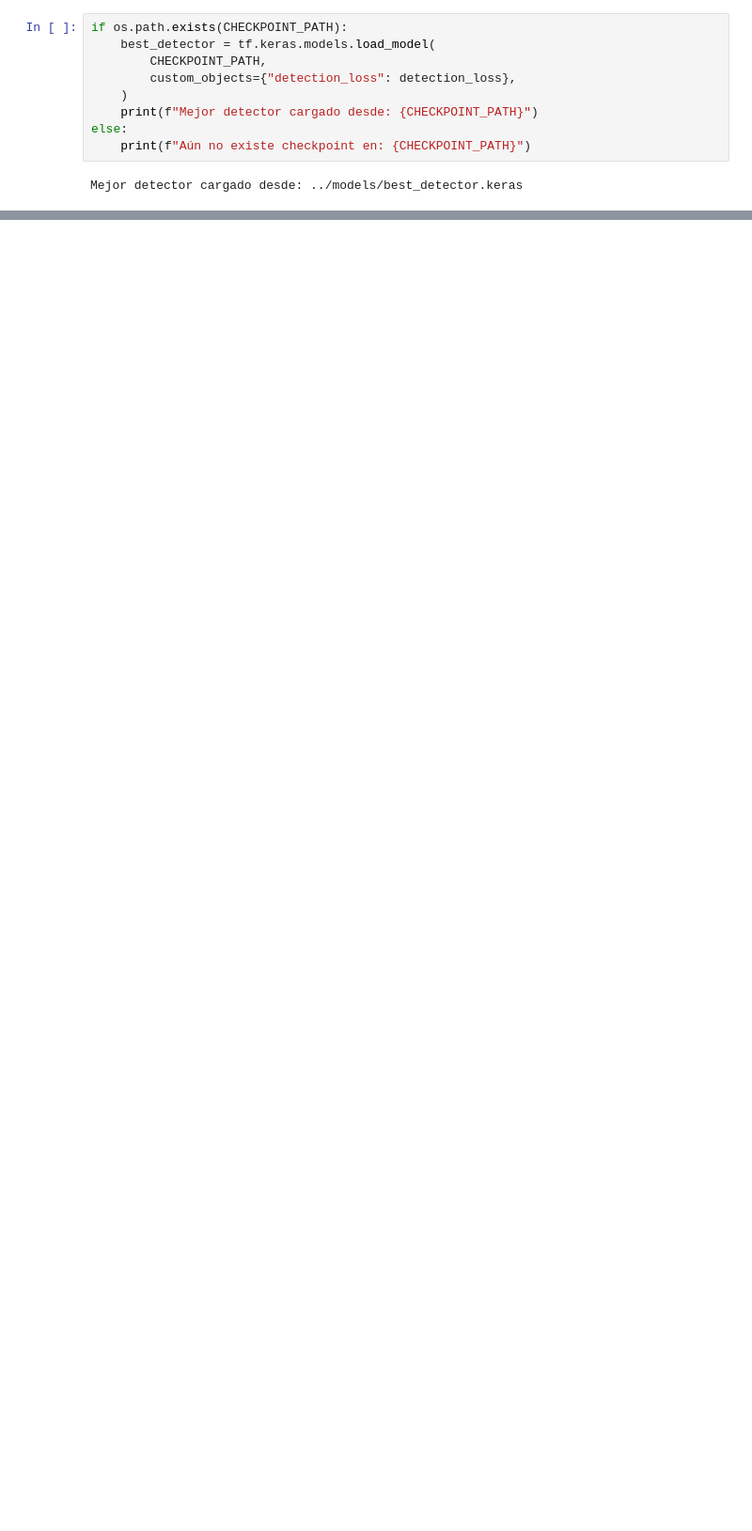
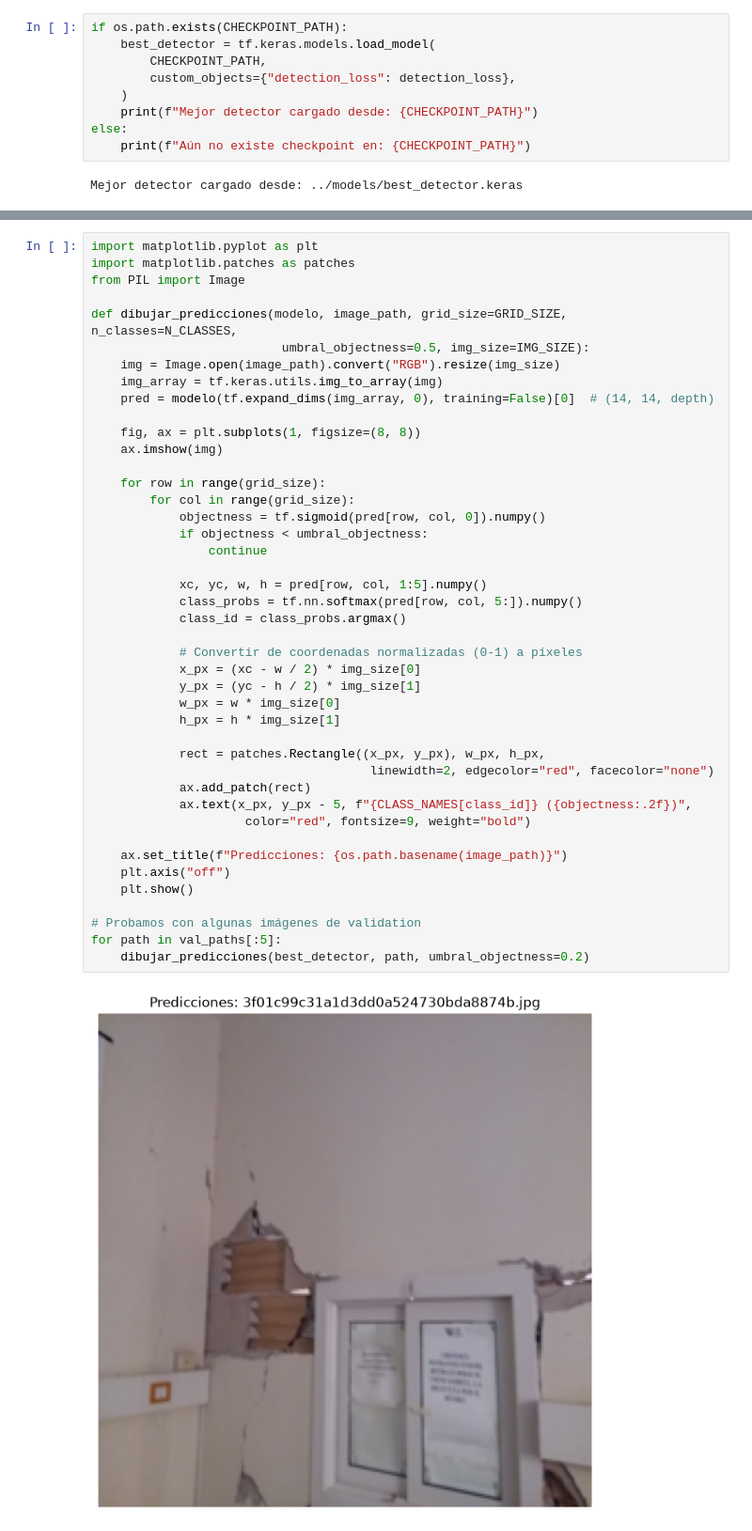
Before and after one commit to pilarty/humanoid-damage-cnn, a Jupyter notebook: notebooks/cnn_damage_classification_training.ipynb, the cells around one changed output, grey strips where cells are left out. Shown at 94% size. Saved outputs shown, nothing was run; the diff lists cells and outputs as text; blank space fills up the shorter version.

```diff
--- a/notebooks/cnn_damage_classification_training.ipynb
+++ b/notebooks/cnn_damage_classification_training.ipynb
@@ -488,0 +548,45 @@ print("Última val_loss:", history.history["val_loss"][-1])
+# %%
+import matplotlib.pyplot as plt
+import matplotlib.patches as patches
+from PIL import Image
+
+def dibujar_predicciones(modelo, image_path, grid_size=GRID_SIZE, n_classes=N_CLASSES,
+                          umbral_objectness=0.5, img_size=IMG_SIZE):
+    img = Image.open(image_path).convert("RGB").resize(img_size)
+    img_array = tf.keras.utils.img_to_array(img)
+    pred = modelo(tf.expand_dims(img_array, 0), training=False)[0]  # (14, 14, depth)
+
+    fig, ax = plt.subplots(1, figsize=(8, 8))
+    ax.imshow(img)
+
+    for row in range(grid_size):
+        for col in range(grid_size):
+            objectness = tf.sigmoid(pred[row, col, 0]).numpy()
+            if objectness < umbral_objectness:
+                continue
+
+            xc, yc, w, h = pred[row, col, 1:5].numpy()
+            class_probs = tf.nn.softmax(pred[row, col, 5:]).numpy()
+            class_id = class_probs.argmax()
+
+            # Convertir de coordenadas normalizadas (0-1) a píxeles
+            x_px = (xc - w / 2) * img_size[0]
+            y_px = (yc - h / 2) * img_size[1]
+            w_px = w * img_size[0]
+            h_px = h * img_size[1]
+
+            rect = patches.Rectangle((x_px, y_px), w_px, h_px,
+                                      linewidth=2, edgecolor="red", facecolor="none")
+            ax.add_patch(rect)
+            ax.text(x_px, y_px - 5, f"{CLASS_NAMES[class_id]} ({objectness:.2f})",
+                     color="red", fontsize=9, weight="bold")
+
+    ax.set_title(f"Predicciones: {os.path.basename(image_path)}")
+    plt.axis("off")
+    plt.show()
+
+# Probamos con algunas imágenes de validation
+for path in val_paths[:5]:
+    dibujar_predicciones(best_detector, path, umbral_objectness=0.2)
+# %% [output]
+[figure, added]
```
Also changed, not shown: parts of 15 cells of this notebook, 1 other file.
